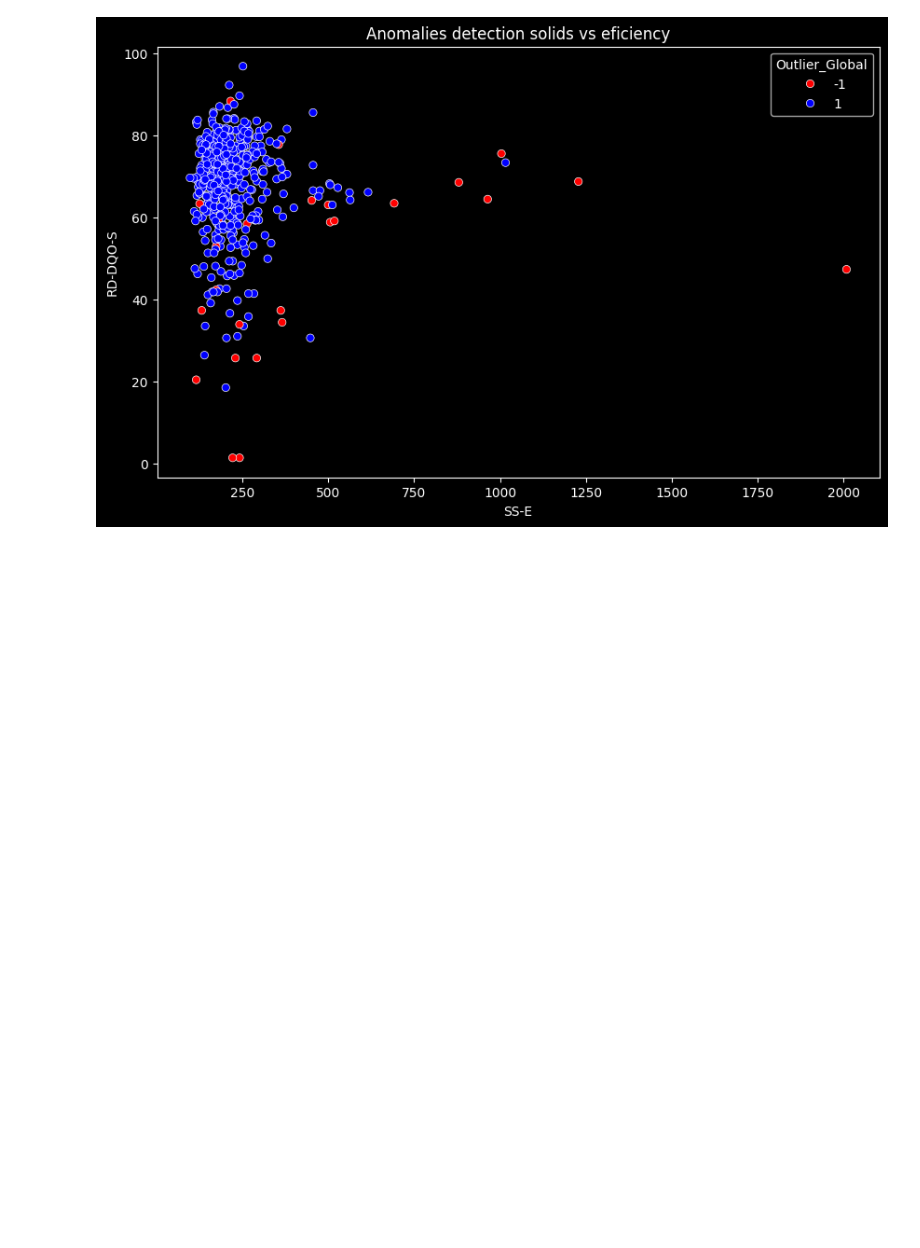
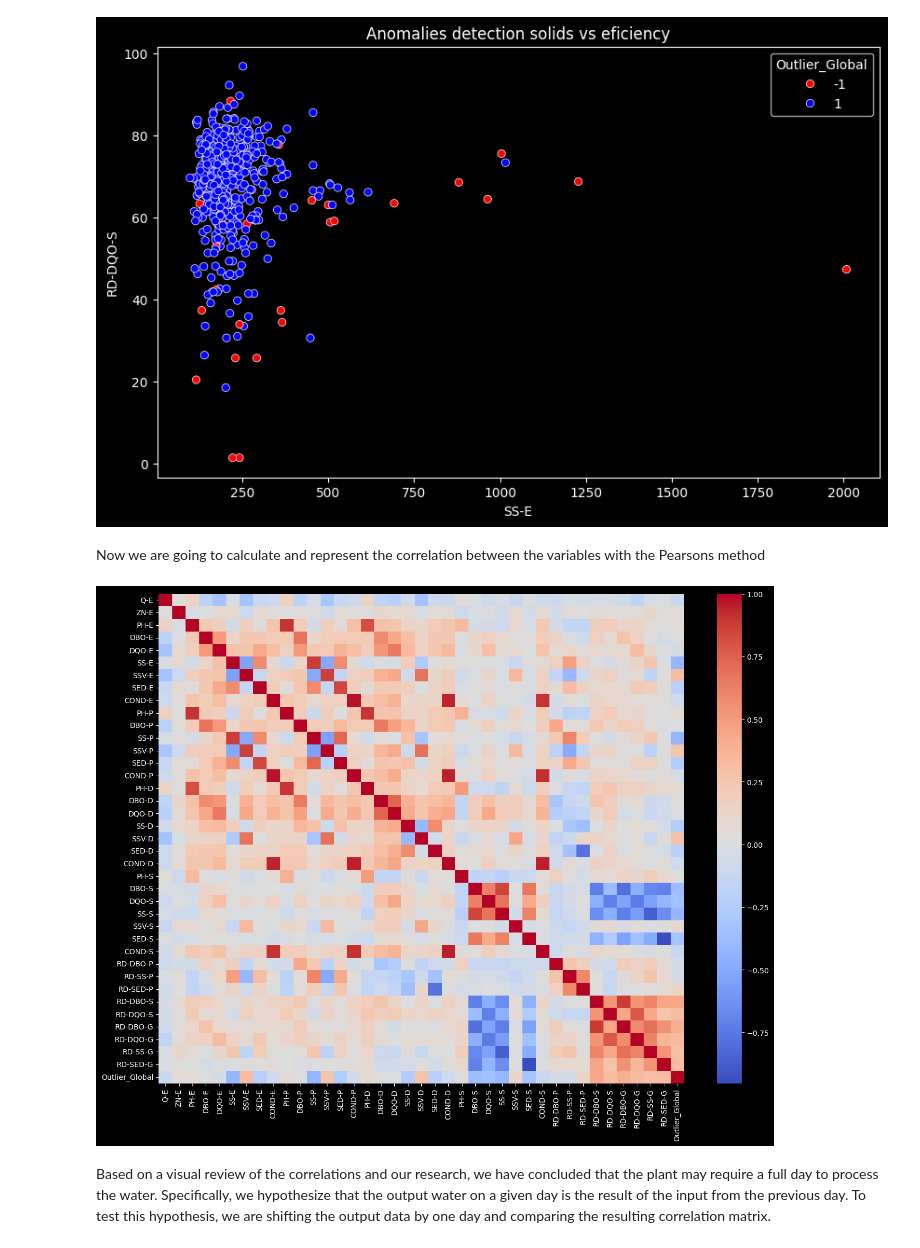
Before and after one commit to 3rn3st000/Water_treatment_plant, a Jupyter notebook: ejercicio2.ipynb, the cells around one changed output. Drawn from its saved outputs; the diff is of its cells as text; code cells hidden in the pictures; blank space fills up the shorter version.

```diff
--- a/ejercicio2.ipynb
+++ b/ejercicio2.ipynb
@@ -199,3 +199,14 @@ plt.title('Anomalies detection solids vs eficiency')
 plt.show()
 # %% [output]
 [figure]
+# %% [markdown]
+Now we are going to calculate and represent the correlation between the variables with the Pearsons method
+# %%
+plt.figure(figsize=(16, 12))
+matrixCorr = water_treatment_data.corr()
+sns.heatmap(matrixCorr,annot= False,cmap='coolwarm' )
+plt.show()
+# %% [output]
+[figure, added]
+# %% [markdown]
+Based on a visual review of the correlations and our research, we have concluded that the plant may require a full day to process the water. Specifically, we hypothesize that the output water on a given day is the result of the input from the previous day. To test this hypothesis, we are shifting the output data by one day and comparing the resulting correlation matrix.
```
Also changed, not shown: parts of 6 cells of this notebook.
